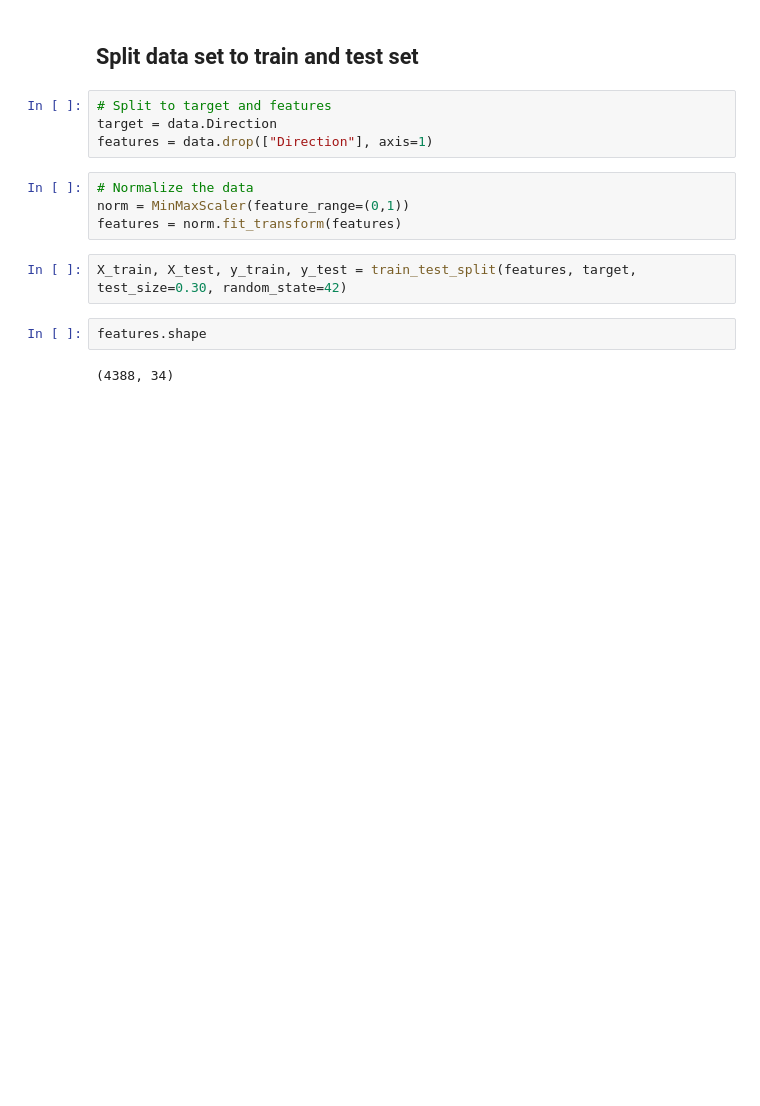
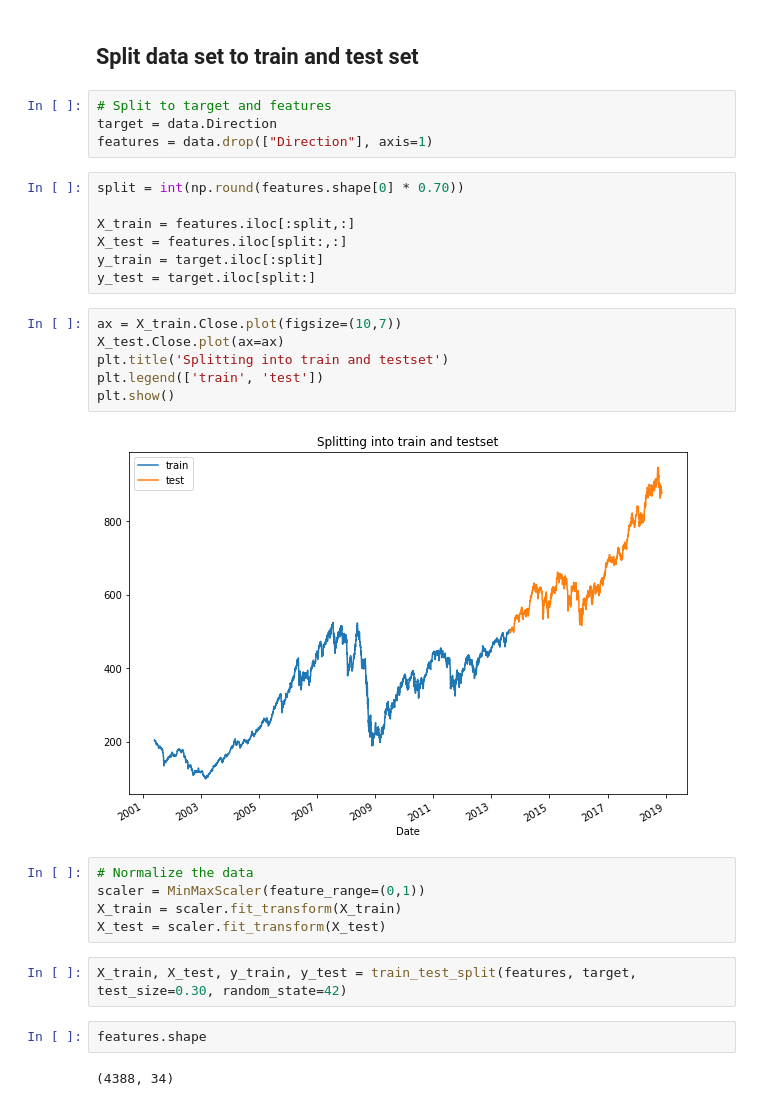
Before and after one commit to Roaldb86/Stock_prediction, a Jupyter notebook: Predicting_stock_market.ipynb, the cells around one changed output. Drawn from its saved outputs; the diff is of its cells as text; blank space fills up the shorter version.

```diff
--- a/Predicting_stock_market.ipynb
+++ b/Predicting_stock_market.ipynb
@@ -235,10 +255,26 @@ sns.heatmap(data.corr(), annot=True, fmt='.2f');
 # Split to target and features
 target = data.Direction
 features = data.drop(["Direction"], axis=1)
+# %%
+split = int(np.round(features.shape[0] * 0.70))
+
+X_train = features.iloc[:split,:]
+X_test = features.iloc[split:,:]
+y_train = target.iloc[:split]
+y_test = target.iloc[split:]
+# %%
+ax = X_train.Close.plot(figsize=(10,7))
+X_test.Close.plot(ax=ax)
+plt.title('Splitting into train and testset')
+plt.legend(['train', 'test'])
+plt.show()
+# %% [output]
+[figure, added]
 # %%
 # Normalize the data
-norm = MinMaxScaler(feature_range=(0,1))
-features = norm.fit_transform(features)
+scaler = MinMaxScaler(feature_range=(0,1))
+X_train = scaler.fit_transform(X_train)
+X_test = scaler.fit_transform(X_test)
 # %%
 X_train, X_test, y_train, y_test = train_test_split(features, target, test_size=0.30, random_state=42)
 # %%
```
Also changed, not shown: parts of 20 cells of this notebook.
